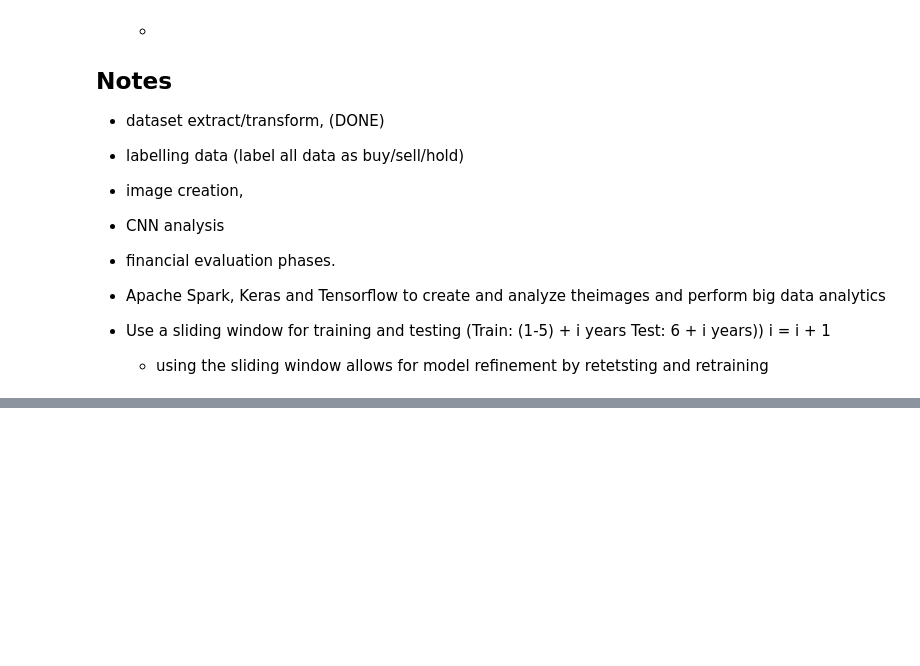
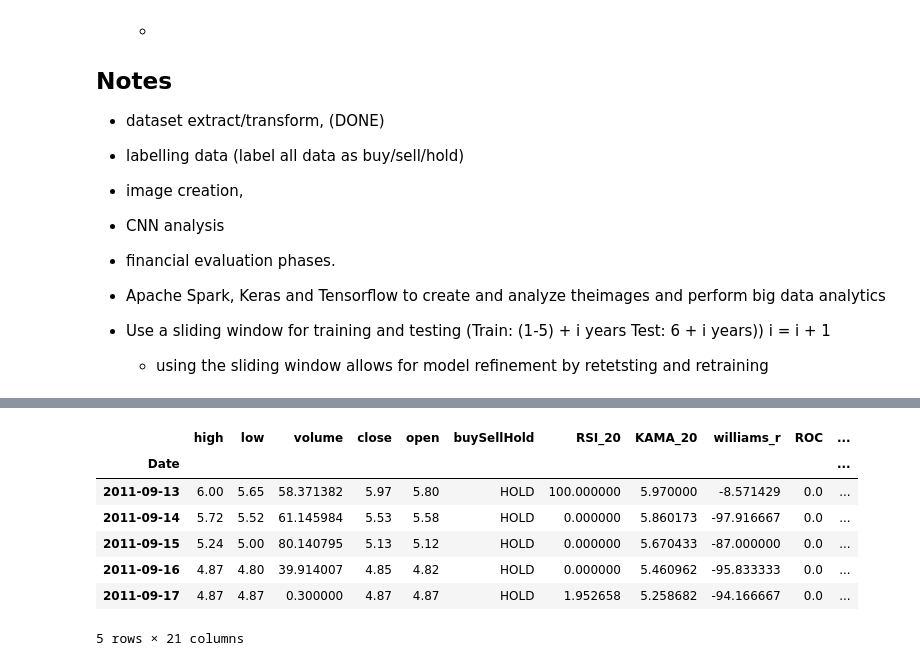
Before and after one commit to jamorsicato/machine-learning, a Jupyter notebook: bitcoin_price_prediction.ipynb, the cells around one changed output, grey strips where cells are left out. Drawn from its saved outputs; the diff is of its cells as text; code cells hidden in the pictures; blank space fills up the shorter version.

```diff
--- a/bitcoin_price_prediction.ipynb
+++ b/bitcoin_price_prediction.ipynb
@@ -345,0 +585,37 @@ plt.savefig('btc_buy_sell.png')
+# %%
+# Import Indicators
+
+# from momentum
+from ta.momentum import RSIIndicator  # good
+from ta.momentum import UltimateOscillator # not good maybe
+from ta.momentum import KAMAIndicator #  good
+from ta.momentum import WilliamsRIndicator # good
+from ta.momentum import AwesomeOscillatorIndicator # might not work
+from ta.momentum import ROCIndicator # good
+from ta.momentum import PercentagePriceOscillator # good, just make the slow fast EMA our 15 variable changes
+from ta.momentum import PercentageVolumeOscillator # good, just vary the slow and fast EMA
+
+
+#from trend
+from ta.trend import SMAIndicator # good
+from ta.trend import EMAIndicator
+from ta.trend import MACD
+from ta.trend import WMAIndicator
+from ta.trend import TRIXIndicator
+from ta.trend import ADXIndicator
+from ta.trend import AroonIndicator
+from ta.trend import CCIIndicator
+from ta.trend import DPOIndicator
+
+#from volume
+from ta.volume import VolumeWeightedAveragePrice
+
+# First make a temp df and calc all indicators for a 20 day and plot all of them in a subplot
+ta_temp = pd.DataFrame()
+ta_temp = df_ta
+
+# Clean NaN values
+ta_temp = dropna(df_ta)
+
+
+# I should be able to use list comprehension
@@ -345,0 +695,11 @@ plt.savefig('btc_buy_sell.png')
+# %%
+ta_temp.head()
+# %% [output]
+|  | high | low | volume | close | open | buySellHold | RSI_20 | KAMA_20 | williams_r | ROC | ... |
+| Date |  |  |  |  |  |  |  |  |  |  | ... |
+| 2011-09-13 | 6.00 | 5.65 | 58.371382 | 5.97 | 5.80 | HOLD | 100.000000 | 5.970000 | -8.571429 | 0.0 | ... |
+| 2011-09-14 | 5.72 | 5.52 | 61.145984 | 5.53 | 5.58 | HOLD | 0.000000 | 5.860173 | -97.916667 | 0.0 | ... |
+| 2011-09-15 | 5.24 | 5.00 | 80.140795 | 5.13 | 5.12 | HOLD | 0.000000 | 5.670433 | -87.000000 | 0.0 | ... |
+| 2011-09-16 | 4.87 | 4.80 | 39.914007 | 4.85 | 4.82 | HOLD | 0.000000 | 5.460962 | -95.833333 | 0.0 | ... |
+| 2011-09-17 | 4.87 | 4.87 | 0.300000 | 4.87 | 4.87 | HOLD | 1.952658 | 5.258682 | -94.166667 | 0.0 | ... |
+5 rows × 21 columns
```
Also changed, not shown: parts of 20 cells of this notebook, 5 other files.
